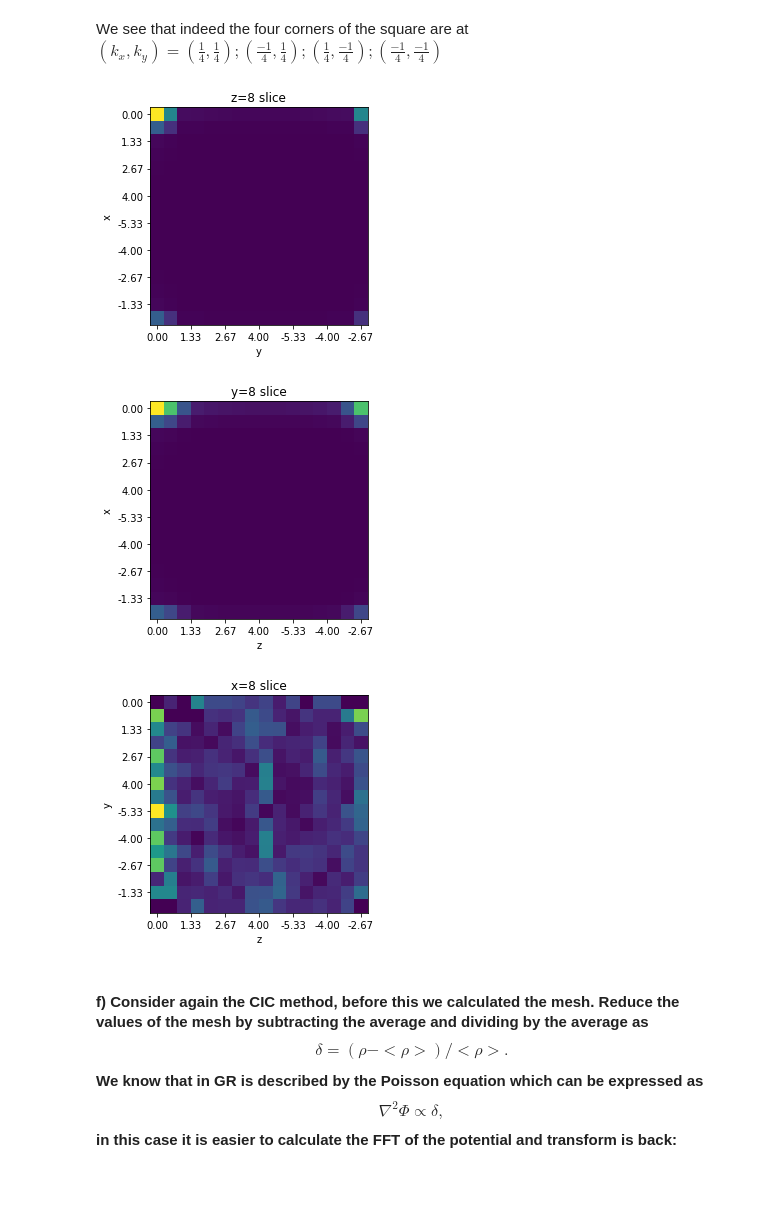
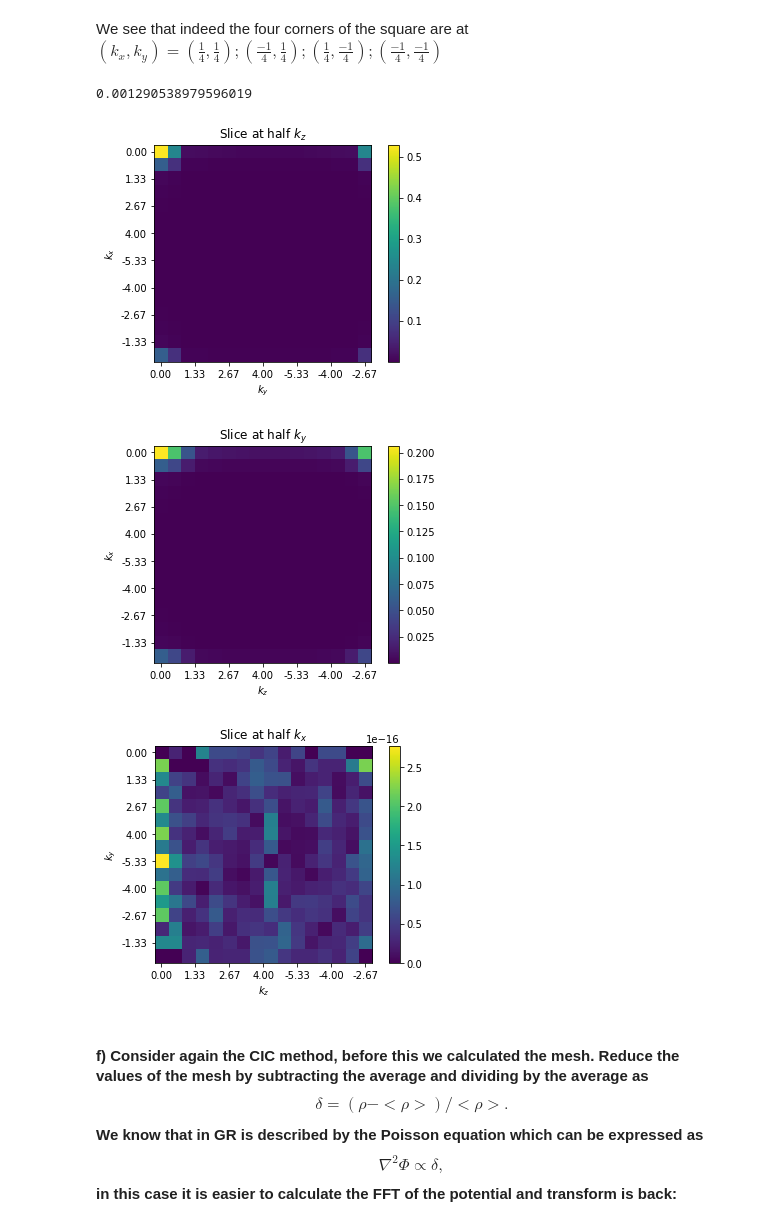
Before and after one commit to ErikOsinga/numerical_recipies, a Jupyter notebook: assignment2/question5.ipynb, the cells around one changed output. Cells and saved outputs as stored; diff of their text form; code cells hidden in the pictures; blank space fills up the shorter version.

```diff
--- a/assignment2/question5.ipynb
+++ b/assignment2/question5.ipynb
@@ -156,6 +155,9 @@ class CIC(object):
         self.massgrid = self.assign_mass()
 
     def assign_mass(self):
+        """
+        Use the CIC method to assign mass to all the cells
+        """
         massgrid = np.zeros((self.nperdim,self.nperdim,self.nperdim))
         # Index of the cell containing the particle is floored int
         indices = np.array(self.positions, dtype='int')
@@ -467,16 +469,25 @@ def multivariateGauss(x, mean,covariance):
     """
     Returns the PDF of a multivariate (n-D) Gaussian.
     Assumes the mean is a vector of length n
-    and the covariance is a nxn matrix.
+    and the covariance is a nxn DIAGONAL matrix.
+    (if the matrix is not diagonal, the inverse will fail)
     """
     n = len(mean)
-    return ( (2*np.pi)**(-n/2) * np.linalg.det(covariance)**(-0.5)
+    # Calculate determinant and inverse of DIAGONAL covariance
+    detcov = 1
+    invcov = np.copy(covariance)
+    for i in range(n):
+        detcov *= covariance[i,i]
+        invcov[i,i] = invcov[i,i]**-1.
+    # assume dot product is elemental math enough that we can use it
+    return ( (2*np.pi)**(-n/2) * (detcov)**(-0.5)
             * np.exp(-0.5* np.dot((x-mean).T,
-                    np.dot(np.linalg.inv(covariance),(x-mean))) )
+                    np.dot(invcov,(x-mean))) )
            )
 # %%
-mean = np.array([0,1,2])
-covariance = np.diag([3,2,1])
+mean = np.array([0.,1.,2.])
+# diagonal covariance [3,2,1]
+covariance = np.array([[3., 0., 0.],[0., 2., 0.],[0., 0., 1.]])
 # %%
 # Should make generating the k vector a function
 
@@ -490,6 +501,10 @@ ks /= N*dt
 # Negative part of k vector, for the axis tick labels
 ksneg = -1/dt/N*np.array(sr.linspace(0, (N-1)//2+1,(N-1)//2+2))[1:] # * 2*np.pi
 kstot = np.concatenate([ks,ksneg[::-1]])
+# %%
+multivariateGauss(x, mean, covariance)
+# %% [output]
+0.001290538979596019
 # %%
 triGauss = np.zeros((N,N,N))
 for i, xc in enumerate(all_x):
@@ -500,43 +515,46 @@ for i, xc in enumerate(all_x):
 
 triGaussFT = FFT3D(triGauss)
 # %%
-plt.title('z=8 slice')
+plt.title('Slice at half $k_z$')
 plt.imshow(np.abs(triGaussFT[:,:,8]))
-plt.xlabel('y')
-plt.ylabel('x')
+cbar = plt.colorbar()
+plt.xlabel('$k_y$')
+plt.ylabel('$k_x$')
 # Fix axes labels so it shows the frequency
 labels = [0] + [f'{kstot[i]:.2f}' for i in range(0,N,2)]
 ax = plt.gca()
 ax.set_yticklabels(labels)
 ax.set_xticklabels(labels)
 plt.show()
 
-plt.title('y=8 slice')
+plt.title('Slice at half $k_y$')
 plt.imshow(np.abs(triGaussFT[:,8,:]))
-plt.xlabel('z')
-plt.ylabel('x')
+cbar = plt.colorbar()
+plt.xlabel('$k_z$')
+plt.ylabel('$k_x$')
 # Fix axes labels so it shows the frequency
 ax = plt.gca()
 labels = [0] + [f'{kstot[i]:.2f}' for i in range(0,N,2)]
 ax.set_yticklabels(labels)
 ax.set_xticklabels(labels)
 
 plt.show()
 
-plt.title('x=8 slice')
+plt.title('Slice at half $k_x$')
 plt.imshow(np.abs(triGaussFT[8,:,:]))
-plt.xlabel('z')
-plt.ylabel('y')
+cbar = plt.colorbar()
+plt.xlabel('$k_z$')
+plt.ylabel('$k_y$')
 # Fix axes labels so it shows the frequency
 ax = plt.gca()
 labels = [0] + [f'{kstot[i]:.2f}' for i in range(0,N,2)]
 ax.set_yticklabels(labels)
 ax.set_xticklabels(labels)
 plt.show()
 # %% [output]
-[figure, old version]
+[figure, new version]
-[figure, old version]
+[figure, new version]
-[figure, old version]
+[figure, new version]
 # %% [markdown]
 #### f) Consider again the CIC method, before this we calculated the mesh. Reduce the values of the mesh by subtracting the average and dividing by the average as $$\delta = (\rho - <\rho>)/<\rho>.$$ We know that in GR is described by the Poisson equation which can be expressed as $$\nabla^2 \Phi \propto \delta,$$ in this case it is easier to calculate the FFT of the potential and transform is back:
 \begin{equation}
```
Also changed, not shown: parts of 4 cells of this notebook, 8 other files.
